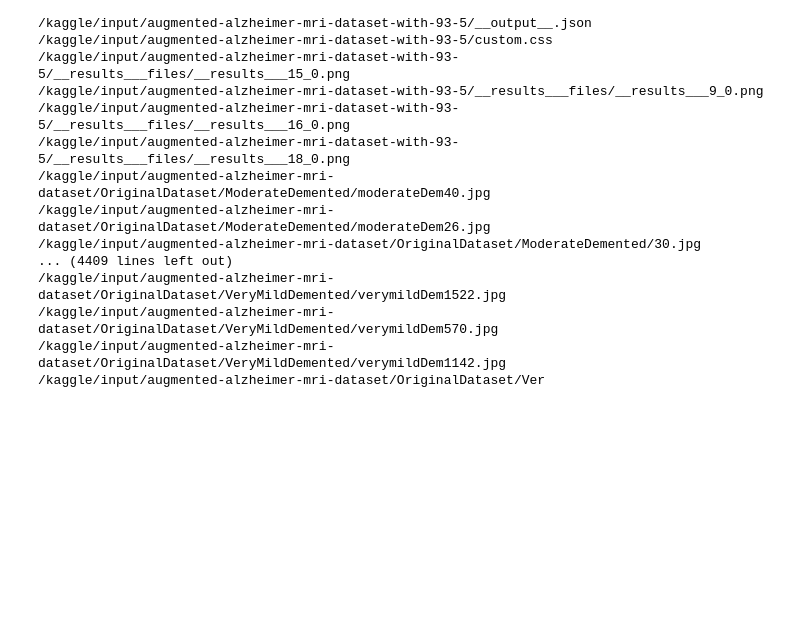
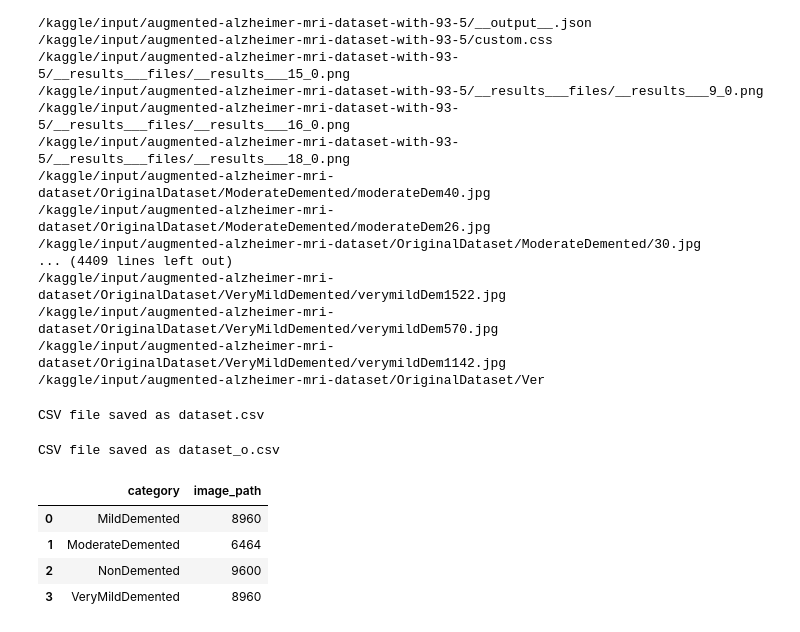
Before and after one commit to genandlam/kaggle-alzheimer-mri, a Jupyter notebook: augmented-alzheimer-mri.ipynb, the cells around one changed output. Cells and saved outputs as stored; diff of their text form; code cells hidden in the pictures; blank space fills up the shorter version.

```diff
--- a/augmented-alzheimer-mri.ipynb
+++ b/augmented-alzheimer-mri.ipynb
@@ -60,6 +60,9 @@ output_csv = "dataset.csv"
 df.to_csv(output_csv, index=False)
 
 print(f"CSV file saved as {output_csv}")
+df.head()
+# %% [output]
+CSV file saved as dataset.csv
 # %%
 # original dataset
 dataset_path = "/kaggle/input/augmented-alzheimer-mri-dataset/OriginalDataset"
@@ -81,3 +84,6 @@ output_csv = "dataset_o.csv"
 df_o.to_csv(output_csv, index=False)
 
 print(f"CSV file saved as {output_csv}")
+df_o.head()
+# %% [output]
+CSV file saved as dataset_o.csv
@@ -88 +90,9 @@ df_o.head()
+# %%
+graph
+# %% [output]
+|  | category | image_path |
+| 0 | MildDemented | 8960 |
+| 1 | ModerateDemented | 6464 |
+| 2 | NonDemented | 9600 |
+| 3 | VeryMildDemented | 8960 |
 # %%
```
Also changed, not shown: parts of 4 cells of this notebook.
